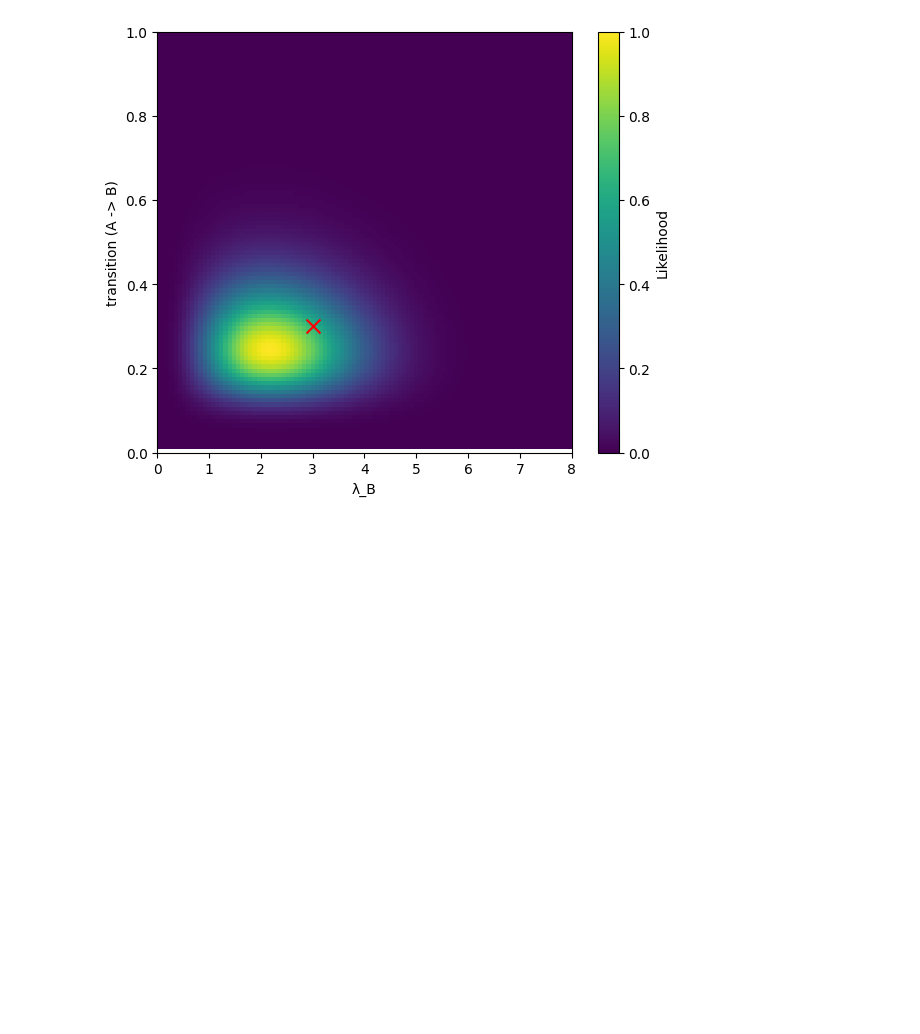
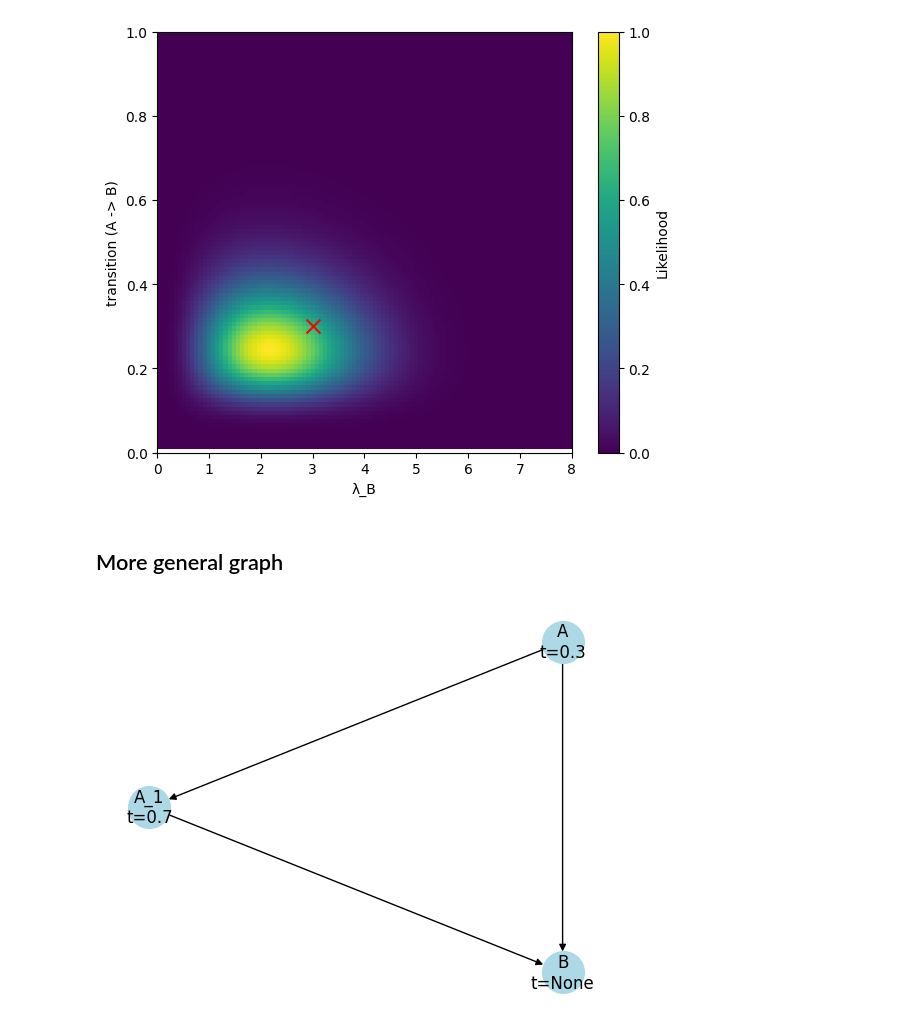
Before and after one commit to sashittal-group/CONCERT, a Jupyter notebook: notebooks/Simulation-2.ipynb, the cells around one changed output. Drawn from its saved outputs; the diff is of its cells as text; code cells hidden in the pictures; blank space fills up the shorter version.

Commit message:
Find likelihood for more general differentiation example

```diff
--- a/notebooks/Simulation-2.ipynb
+++ b/notebooks/Simulation-2.ipynb
@@ -742,3 +742,26 @@ plt.tight_layout()
 plt.show()
 # %% [output]
 [figure]
+# %% [markdown]
+## More general graph
+# %%
+import string
+
+diff_map_edges = [
+    ("A", "A_1"),
+    ("A", "B"),
+    ("A_1", "B")
+]
+
+diff_T = nx.DiGraph()
+
+for s, e in diff_map_edges:
+    diff_T.add_edge(s, e)
+
+diff_T.nodes['A']['diff_time'] = 0.3
+diff_T.nodes['A_1']['diff_time'] = 0.7
+diff_T.nodes['B']['diff_time'] = None
+
+plot_differentiation_tree(diff_T)
+# %% [output]
+[figure, added]
```
Also changed, not shown: parts of 13 cells of this notebook.
